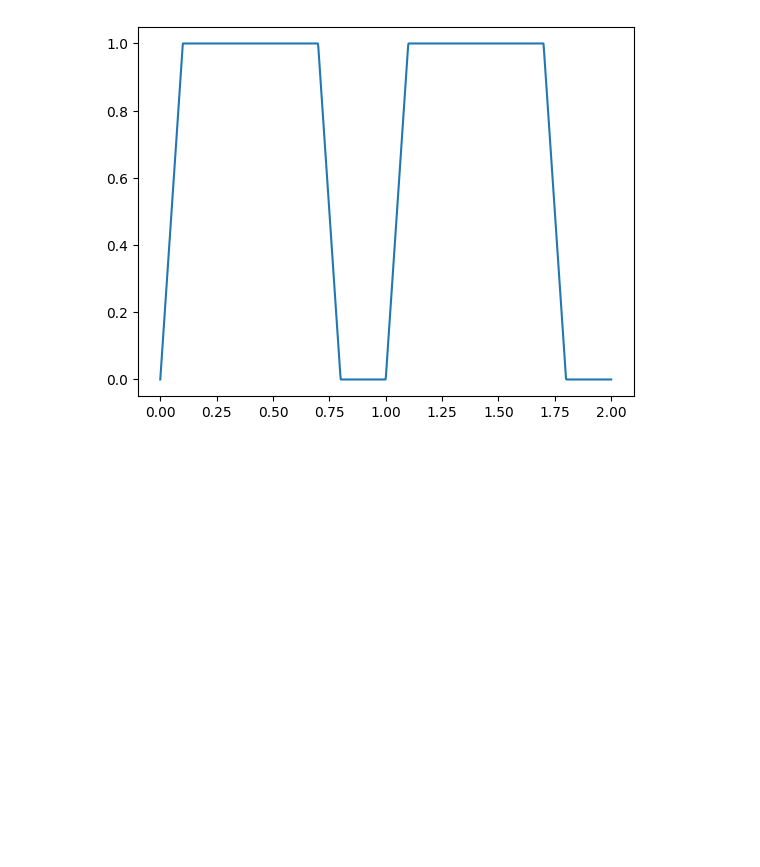
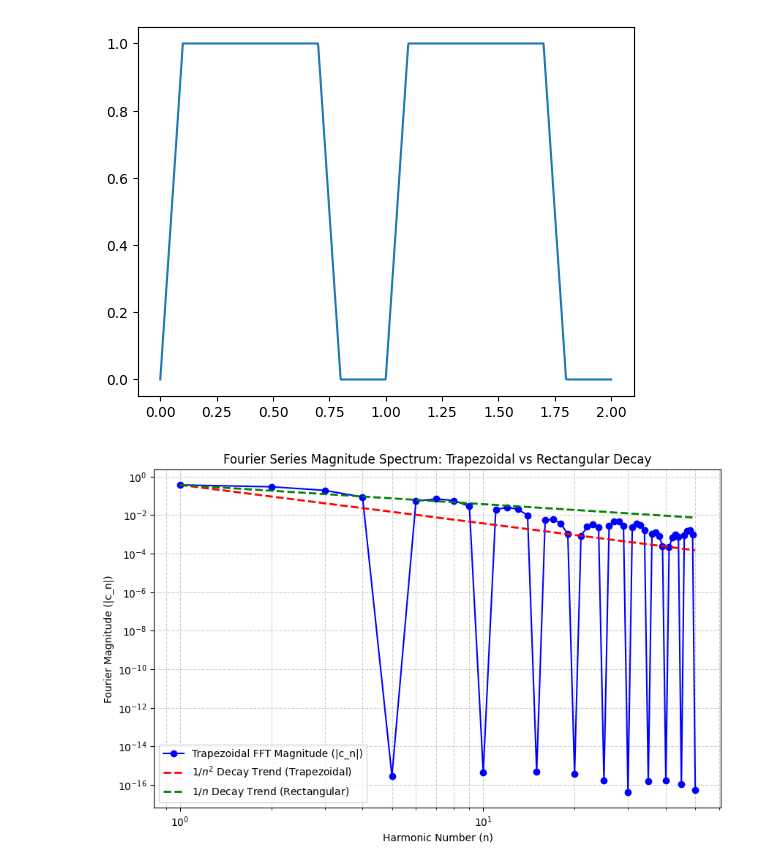
Before and after one commit to Storm00212/SIGNALS-ASSIGNMENT-1, a Jupyter notebook: QUESTION_3.ipynb, the cells around one changed output. Saved outputs shown, nothing was run; the diff lists cells and outputs as text; code cells hidden in the pictures; blank space fills up the shorter version.

```diff
--- a/QUESTION_3.ipynb
+++ b/QUESTION_3.ipynb
@@ -346,3 +346,85 @@ plt.show()
 # then rise na fall times zitakua 0.05 of period with ton as 0.9
 # %% [output]
 [figure]
+# %%
+import numpy as np
+import matplotlib.pyplot as plt
+
+# TRAPEZOIDAL PULSE TRAIN FUNCTION
+# (Straight from the notebook - piecewise defined switching characteristics)
+def trapezoidal_pulse_train(t, period, rise, on_time, fall, amplitude=1.0):
+    t_wrapped = np.mod(t, period) # inaimake repetitive/periodic over one period for io time yote.
+
+    # Define conditions for each of the 4 phases
+    conds = [
+        t_wrapped < rise,                                         # Phase 1: Rising
+        (t_wrapped >= rise) & (t_wrapped < rise + on_time),      # Phase 2: On/Flat Top
+        (t_wrapped >= rise + on_time) & (t_wrapped < rise + on_time + fall), # Phase 3: Falling
+        t_wrapped >= (rise + on_time + fall)                     # Phase 4: Off/Flat Bottom
+    ]
+
+    # Define math expressions corresponding to each phase
+    funcs = [
+        lambda x: (amplitude / rise) * x,
+        lambda x: amplitude,
+        lambda x: amplitude - (amplitude / fall) * (x - rise - on_time),
+        lambda x: 0.0
+    ]
+    return np.piecewise(t_wrapped, conds, funcs)
+
+# PART B: SYNTHESIS & FFT ANALYSIS
+# Setting parameters based on prompt (D = 0.2, rise/fall = 5% of period)
+period = 1.0                     # T_period = 1.0
+duty_cycle = 0.2                 # D = 0.2
+rise_time = 0.05 * period        # 5% of period
+fall_time = 0.05 * period        # 5% of period
+
+# For io duty cycle tutamultiply period by duty cycle then tutasplit evenly
+# Equivalent active width is rise/2 + on_time + fall/2 = D * period
+on_time = (duty_cycle * period) - (rise_time / 2) - (fall_time / 2)
+
+# Generate time vector with high sample resolution (tumia samples mob ndo spectrum ikuwe clean)
+fs = 2000.0                      # Sampling frequency (Hz)
+num_periods = 100                # Multiple periods to get nice sharp FFT harmonics
+t = np.arange(0, num_periods * period, 1/fs)
+
+# Synthesize signal
+x = trapezoidal_pulse_train(t, period, rise_time, on_time, fall_time, amplitude=1.0)
+
+# Compute Fourier coefficients using FFT
+N = len(t)
+fft_vals = np.fft.fft(x) / N
+freqs = np.fft.fftfreq(N, 1/fs)
+
+# Extract magnitudes for first 50 harmonics (n_harmonic)
+n_harmonics = np.arange(1, 51)
+fft_mag = []
+
+for n in n_harmonics:
+    target_freq = n / period
+    idx = np.argmin(np.abs(freqs - target_freq))
+    # Multiply by 2 for positive/negative frequency components (except DC)
+    fft_mag.append(2 * np.abs(fft_vals[idx]))
+
+n_harmonics = np.array(n_harmonics)
+fft_mag = np.array(fft_mag)
+
+# Reference slopes for visual comparison
+# 1/n^2 decay for trapezoids vs 1/n decay for rectangular square waves
+ref_1_over_n2 = fft_mag[0] / (n_harmonics ** 2)
+ref_1_over_n = fft_mag[0] / n_harmonics
+
+# PLOTTING FFT SPECTRUM & DECAY COMPARISON
+plt.figure(figsize=(10, 6))
+plt.loglog(n_harmonics, fft_mag, 'bo-', label='Trapezoidal FFT Magnitude (|c_n|)')
+plt.loglog(n_harmonics, ref_1_over_n2, 'r--', linewidth=2, label=r'1/$n^2$ Decay Trend (Trapezoidal)')
+plt.loglog(n_harmonics, ref_1_over_n, 'g--', linewidth=2, label=r'1/$n$ Decay Trend (Rectangular)')
+
+plt.title('Fourier Series Magnitude Spectrum: Trapezoidal vs Rectangular Decay')
+plt.xlabel('Harmonic Number (n)')
+plt.ylabel('Fourier Magnitude (|c_n|)')
+plt.grid(True, which="both", ls="--", alpha=0.6)
+plt.legend()
+plt.show()
+# %% [output]
+[figure, added]
```
